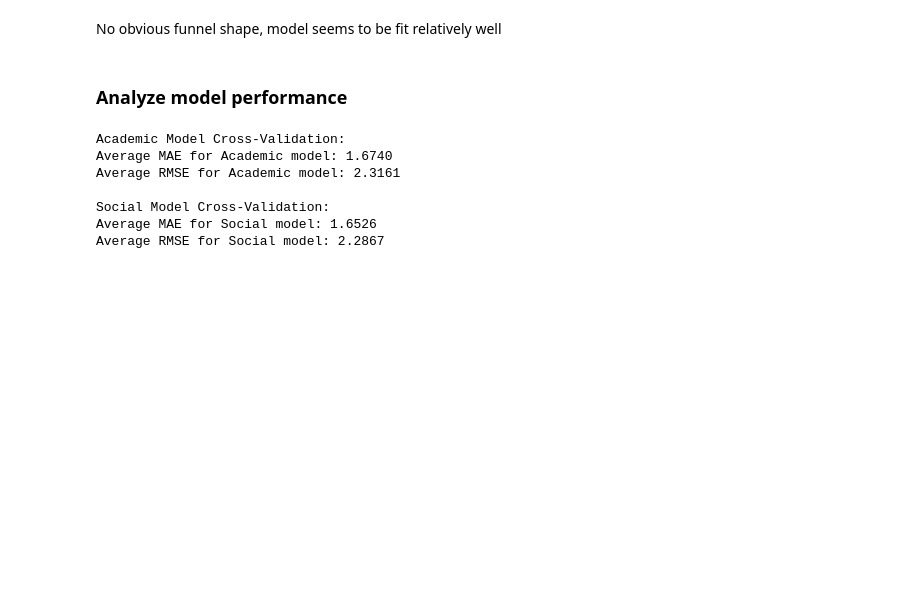
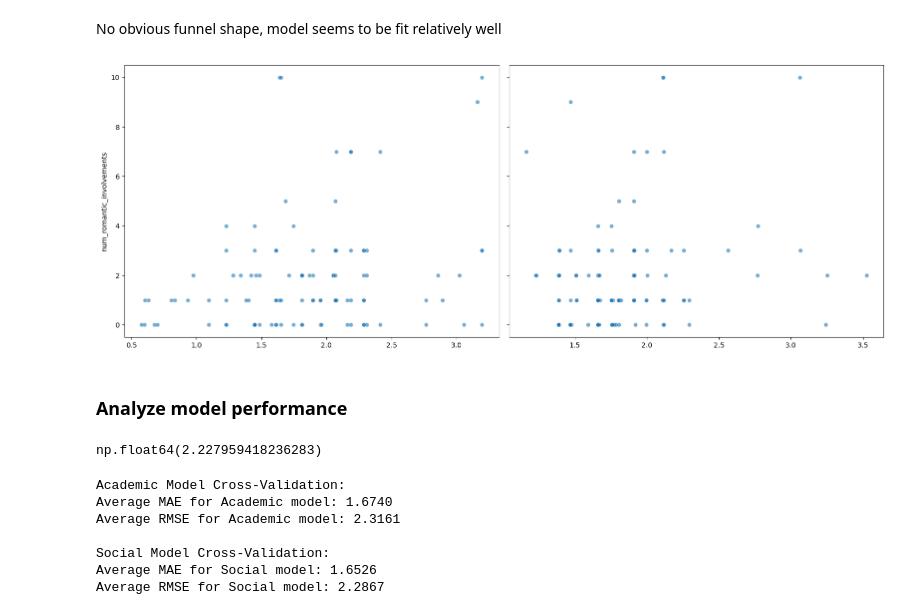
Before and after one commit to snigdhapodugu/dsc190-project, a Jupyter notebook: predict_re/predict_numre.ipynb, the cells around one changed output. Cells and saved outputs as stored; diff of their text form; code cells hidden in the pictures; blank space fills up the shorter version.

```diff
--- a/predict_re/predict_numre.ipynb
+++ b/predict_re/predict_numre.ipynb
@@ -447,8 +447,30 @@ plt.show()
 [figure]
 # %% [markdown]
 No obvious funnel shape, model seems to be fit relatively well
+# %%
+# Actual vs Predicted residual plots for both models
+
+fig, axes = plt.subplots(1, 2, figsize=(16, 6), sharey=True)
+
+for i, (model, name) in enumerate([(aca_nbr, 'Academic NB'), (soc_nbr, 'Social NB')]):
+    predicted = model.predict()
+    actual = data_onehot_sparse[target]
+    sns.scatterplot(x=predicted, y=actual, alpha=0.6, ax=axes[i])
+    # sns.scatter(resid, kde=True, ax=axes[i])
+    # axes[i].set_title(f"Residuals ({name} model)")
+    # axes[i].set_xlabel("Pearson Residuals")
+
+plt.tight_layout()
+plt.show()
+# %% [output]
+[figure, added]
 # %% [markdown]
 ### Analyze model performance
+# %%
+data_onehot_sparse['num_romantic_involvements'].mean()
+data_onehot_sparse['num_romantic_involvements'].std()
+# %% [output]
+np.float64(2.227959418236283)
 # %%
 from sklearn.model_selection import KFold
 
```
Also changed, not shown: parts of 3 cells of this notebook.
